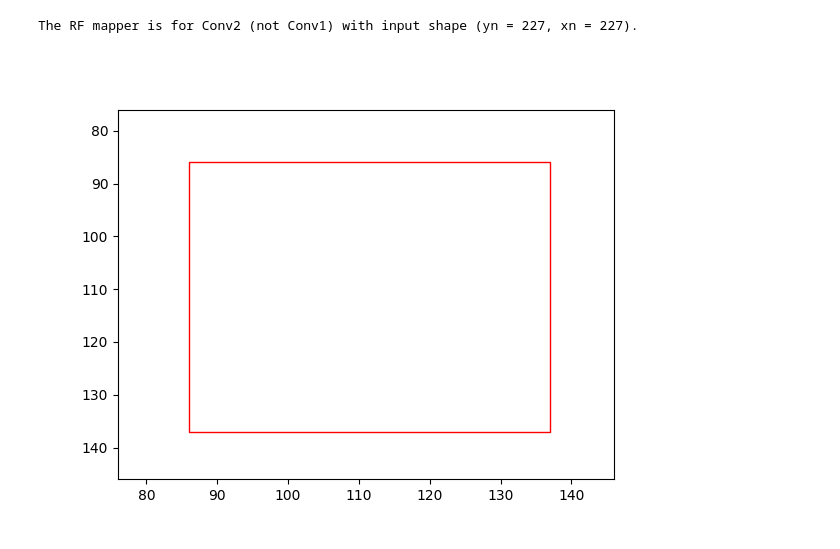
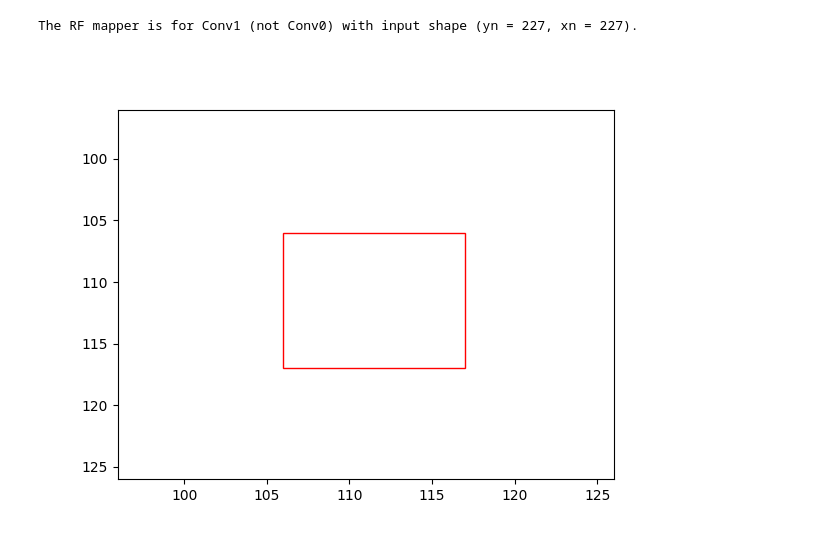
Before and after one commit to tonyfu97/RF-Mapping, a Jupyter notebook: src/rf_mapping/experiments/rfmp4a_playback.ipynb, the cells around one changed output. Saved outputs shown, nothing was run; the diff lists cells and outputs as text; code cells hidden in the pictures.

```diff
--- a/src/rf_mapping/experiments/rfmp4a_playback.ipynb
+++ b/src/rf_mapping/experiments/rfmp4a_playback.ipynb
@@ -17,27 +17,30 @@ from image import make_box
 from mapping import BarRfMapperP4a
 import constants as c
 # %%
+conv_i = 0
+unit_i = 6
+
 model = models.alexnet(weights=AlexNet_Weights.IMAGENET1K_V1)
-bm = BarRfMapperP4a(model, 1, (227, 227))
-bm.set_debug(True)
-a = bm.animate(1)
+bm = BarRfMapperP4a(model, conv_i, (227, 227))
+# bm.set_debug(True)
+a = bm.animate(unit_i)
 
 fig, ax = plt.subplots()
 
 def animate_func(frame):
     plt.imshow(frame[0], cmap='gray')
-    plt.title(f"frame {frame[2]}, response = {frame[1]:.2f}")
+    plt.title(f"conv{conv_i+1} unit no.{unit_i} frame {frame[2]}, response = {frame[1]:.2f}")
 
 ani = animation.FuncAnimation(
     fig, animate_func, frames=a, interval=300, save_count=0, cache_frame_data=False, repeat=False)
 
 ax = plt.gca()
 ax.add_patch(make_box(bm.box))
 boundary = 10
 plt.xlim([bm.box[1] - boundary, bm.box[3] + boundary])
 plt.ylim([bm.box[0] - boundary, bm.box[2] + boundary])
 ax.invert_yaxis()
 plt.show()
 # %% [output]
-The RF mapper is for Conv2 (not Conv1) with input shape (yn = 227, xn = 227).
+The RF mapper is for Conv1 (not Conv0) with input shape (yn = 227, xn = 227).
-[figure, old version]
+[figure, new version]
```
Also changed, not shown: parts of 2 cells of this notebook, 2 other files.
